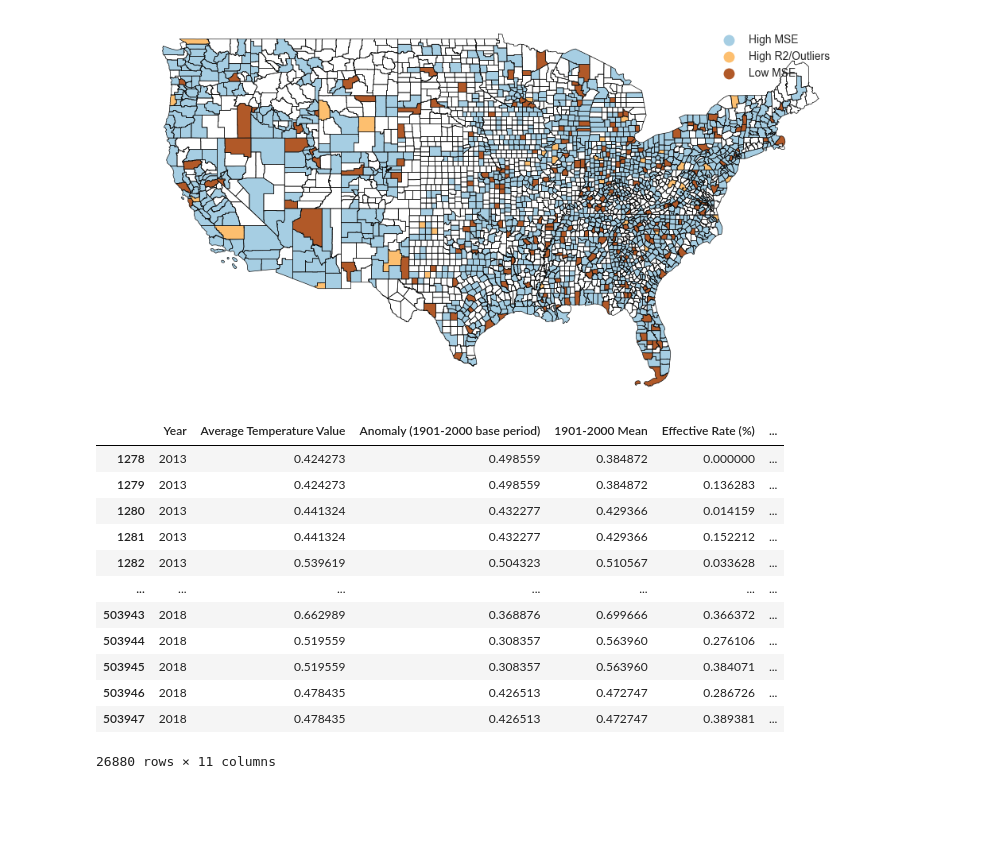
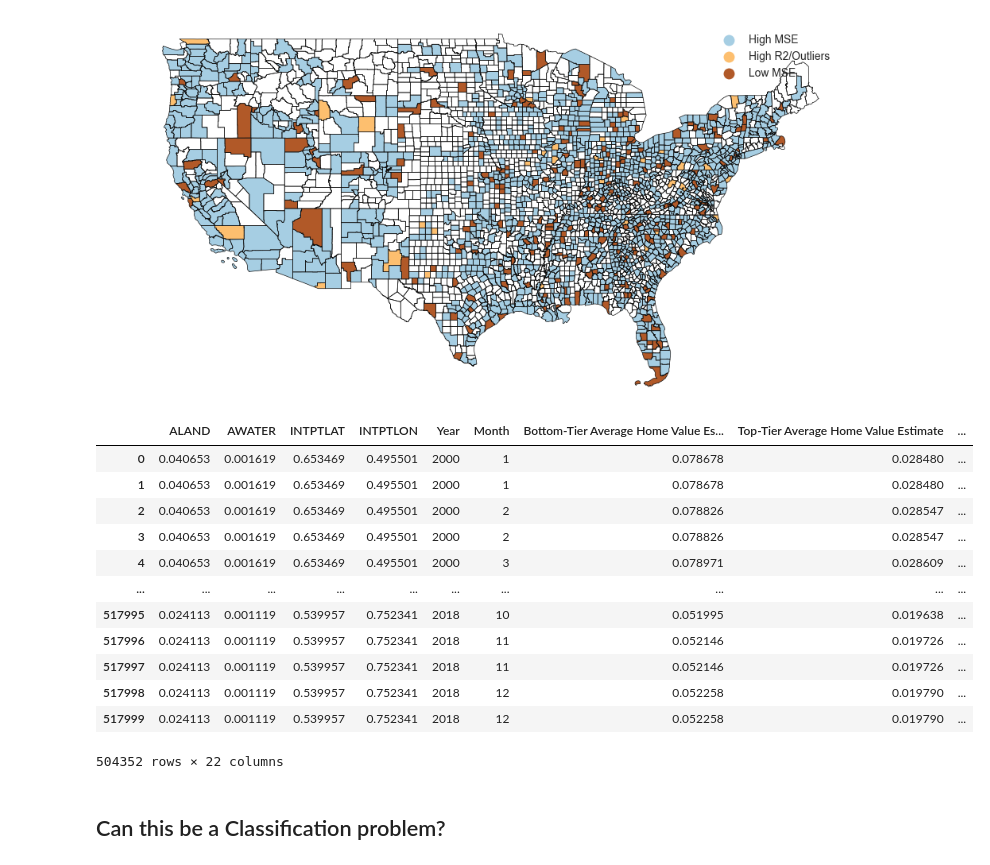
Before and after one commit to MLFP-90803-SP24-FinalProjects/Team17-FinalProject, a Jupyter notebook: Q1_Regression_DBSCAN.ipynb, the cells around one changed output. Saved outputs shown, nothing was run; the diff lists cells and outputs as text; code cells hidden in the pictures; blank space fills up the shorter version.

```diff
--- a/Q1_Regression_DBSCAN.ipynb
+++ b/Q1_Regression_DBSCAN.ipynb
@@ -441,20 +333,21 @@ train_regression_merged.plot(column='Clusters', ax=ax, cmap='Paired', legend=Tru
 # %% [output]
 <Axes: >
 [figure]
-# %%
-data_selected_scaled_encoded = train_selected.merge(train_regression_results_encoded[['High R2/Outliers', 'Low MSE', 'State', 'RegionName']], on=['RegionName', 'State'])
-data_selected_scaled_encoded.drop(columns=['RegionName', 'State', 'StateFPS', 'StateAbbrv'], inplace=True)
-# %% [output]
-|  | Year | Average Temperature Value | Anomaly (1901-2000 base period) | 1901-2000 Mean | Effective Rate (%) | ... |
-| 1278 | 2013 | 0.424273 | 0.498559 | 0.384872 | 0.000000 | ... |
-| 1279 | 2013 | 0.424273 | 0.498559 | 0.384872 | 0.136283 | ... |
-| 1280 | 2013 | 0.441324 | 0.432277 | 0.429366 | 0.014159 | ... |
-| 1281 | 2013 | 0.441324 | 0.432277 | 0.429366 | 0.152212 | ... |
-| 1282 | 2013 | 0.539619 | 0.504323 | 0.510567 | 0.033628 | ... |
-| ... | ... | ... | ... | ... | ... | ... |
-| 503943 | 2018 | 0.662989 | 0.368876 | 0.699666 | 0.366372 | ... |
-| 503944 | 2018 | 0.519559 | 0.308357 | 0.563960 | 0.276106 | ... |
-| 503945 | 2018 | 0.519559 | 0.308357 | 0.563960 | 0.384071 | ... |
-| 503946 | 2018 | 0.478435 | 0.426513 | 0.472747 | 0.286726 | ... |
-| 503947 | 2018 | 0.478435 | 0.426513 | 0.472747 | 0.389381 | ... |
-26880 rows × 11 columns
+# %%
+train_scaled
+# %% [output]
+|  | ALAND | AWATER | INTPTLAT | INTPTLON | Year | Month | Bottom-Tier Average Home Value Es... | Top-Tier Average Home Value Estimate | ... |
+| 0 | 0.040653 | 0.001619 | 0.653469 | 0.495501 | 2000 | 1 | 0.078678 | 0.028480 | ... |
+| 1 | 0.040653 | 0.001619 | 0.653469 | 0.495501 | 2000 | 1 | 0.078678 | 0.028480 | ... |
+| 2 | 0.040653 | 0.001619 | 0.653469 | 0.495501 | 2000 | 2 | 0.078826 | 0.028547 | ... |
+| 3 | 0.040653 | 0.001619 | 0.653469 | 0.495501 | 2000 | 2 | 0.078826 | 0.028547 | ... |
+| 4 | 0.040653 | 0.001619 | 0.653469 | 0.495501 | 2000 | 3 | 0.078971 | 0.028609 | ... |
+| ... | ... | ... | ... | ... | ... | ... | ... | ... | ... |
+| 517995 | 0.024113 | 0.001119 | 0.539957 | 0.752341 | 2018 | 10 | 0.051995 | 0.019638 | ... |
+| 517996 | 0.024113 | 0.001119 | 0.539957 | 0.752341 | 2018 | 11 | 0.052146 | 0.019726 | ... |
+| 517997 | 0.024113 | 0.001119 | 0.539957 | 0.752341 | 2018 | 11 | 0.052146 | 0.019726 | ... |
+| 517998 | 0.024113 | 0.001119 | 0.539957 | 0.752341 | 2018 | 12 | 0.052258 | 0.019790 | ... |
+| 517999 | 0.024113 | 0.001119 | 0.539957 | 0.752341 | 2018 | 12 | 0.052258 | 0.019790 | ... |
+504352 rows × 22 columns
+# %% [markdown]
+## Can this be a Classification problem?
```
Also changed, not shown: parts of 14 cells of this notebook.
